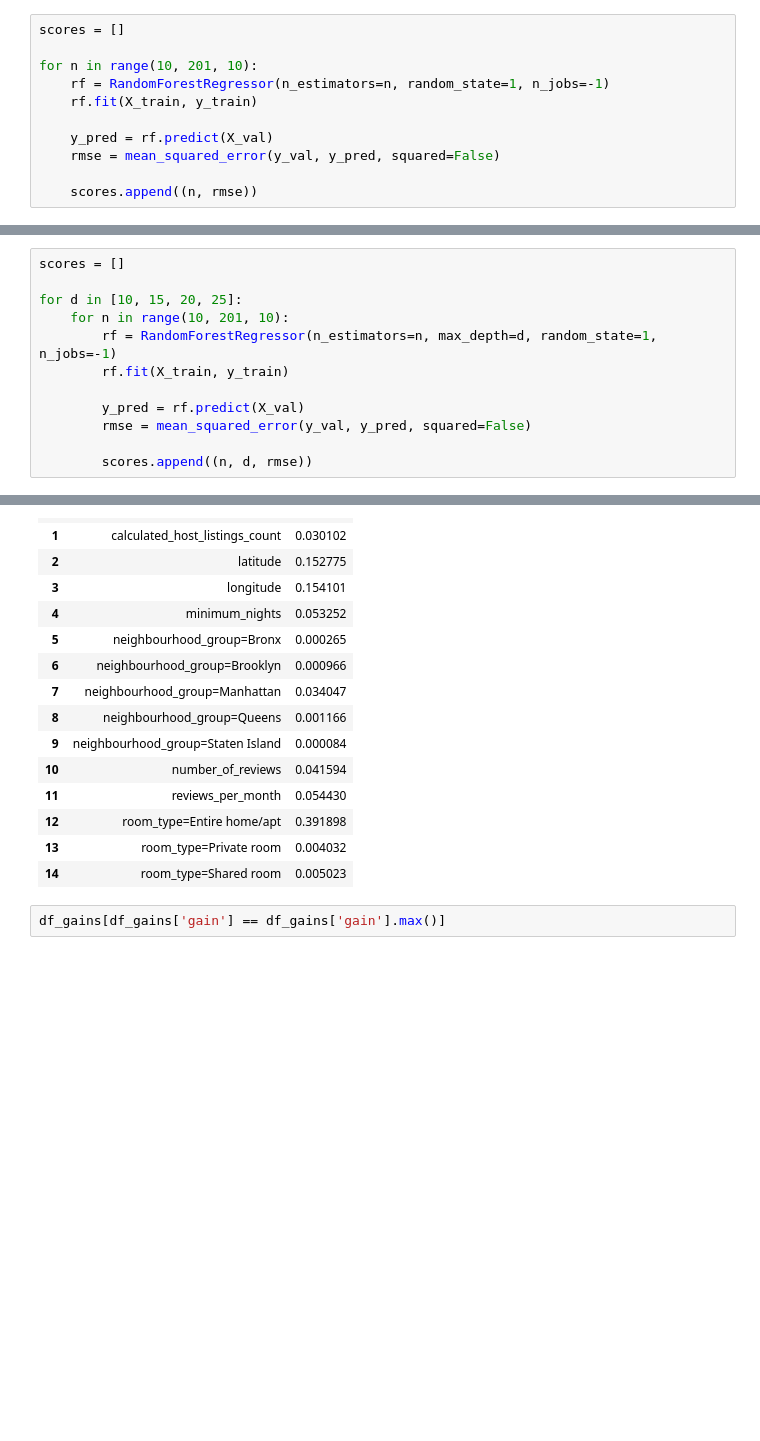
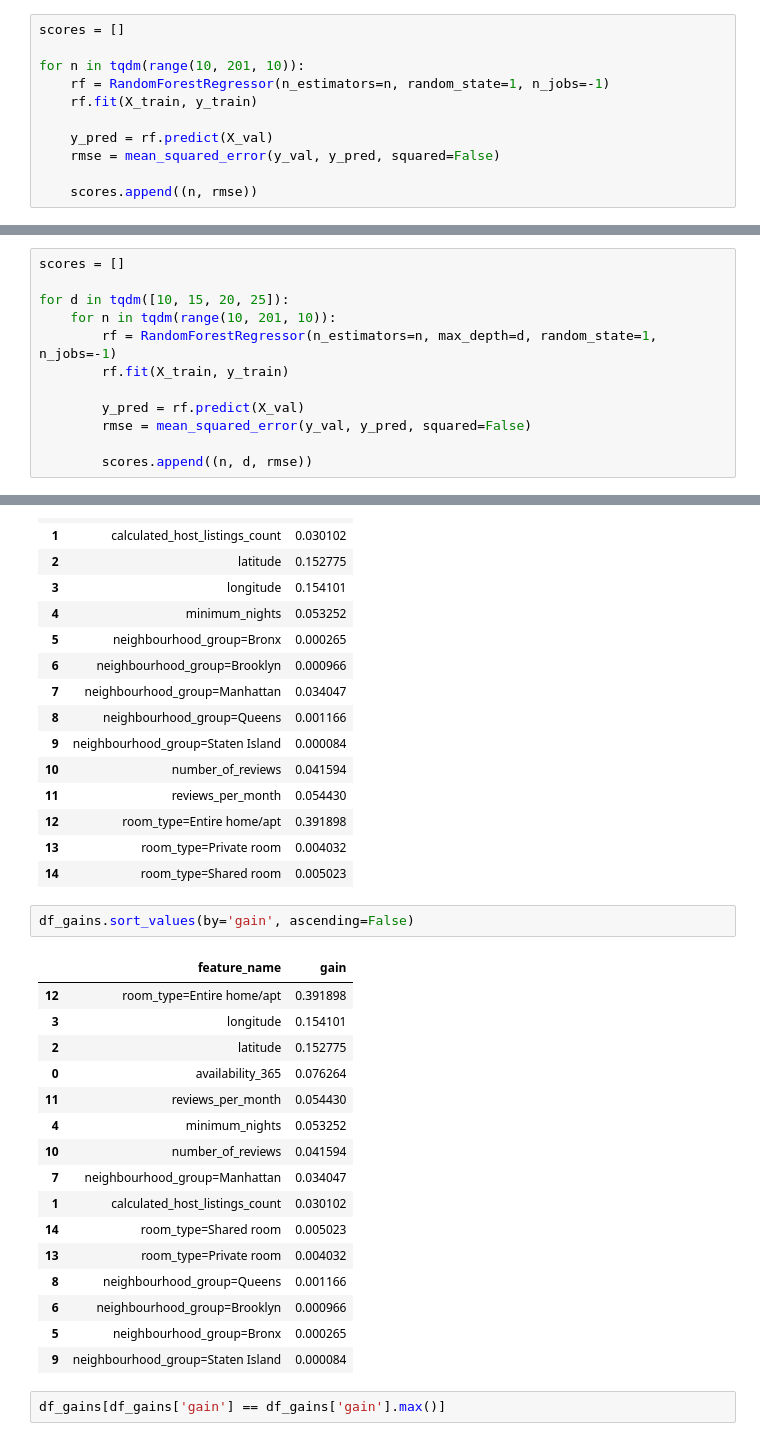
Before and after one commit to ziritrion/ml-zoomcamp, a Jupyter notebook: 06_trees/homework-6-starter.ipynb, the cells around one changed output, grey strips where cells are left out. Drawn from its saved outputs; the diff is of its cells as text; blank space fills up the shorter version.

```diff
--- a/06_trees/homework-6-starter.ipynb
+++ b/06_trees/homework-6-starter.ipynb
@@ -176,7 +178,7 @@ Now let's experiment with the `n_estimators` parameter
 # %%
 scores = []
 
-for n in range(10, 201, 10):
+for n in tqdm(range(10, 201, 10)):
     rf = RandomForestRegressor(n_estimators=n, random_state=1, n_jobs=-1)
     rf.fit(X_train, y_train)
 
@@ -238,8 +240,8 @@ Let's select the best `max_depth`:
 # %%
 scores = []
 
-for d in [10, 15, 20, 25]:
-    for n in range(10, 201, 10):
+for d in tqdm([10, 15, 20, 25]):
+    for n in tqdm(range(10, 201, 10)):
         rf = RandomForestRegressor(n_estimators=n, max_depth=d, random_state=1, n_jobs=-1)
         rf.fit(X_train, y_train)
 
@@ -323,6 +325,25 @@ df_gains
 | 12 | room_type=Entire home/apt | 0.391898 |
 | 13 | room_type=Private room | 0.004032 |
 | 14 | room_type=Shared room | 0.005023 |
+# %%
+df_gains.sort_values(by='gain', ascending=False)
+# %% [output]
+|  | feature_name | gain |
+| 12 | room_type=Entire home/apt | 0.391898 |
+| 3 | longitude | 0.154101 |
+| 2 | latitude | 0.152775 |
+| 0 | availability_365 | 0.076264 |
+| 11 | reviews_per_month | 0.054430 |
+| 4 | minimum_nights | 0.053252 |
+| 10 | number_of_reviews | 0.041594 |
+| 7 | neighbourhood_group=Manhattan | 0.034047 |
+| 1 | calculated_host_listings_count | 0.030102 |
+| 14 | room_type=Shared room | 0.005023 |
+| 13 | room_type=Private room | 0.004032 |
+| 8 | neighbourhood_group=Queens | 0.001166 |
+| 6 | neighbourhood_group=Brooklyn | 0.000966 |
+| 5 | neighbourhood_group=Bronx | 0.000265 |
+| 9 | neighbourhood_group=Staten Island | 0.000084 |
 # %%
 df_gains[df_gains['gain'] == df_gains['gain'].max()]
 # %% [output]
```
Also changed, not shown: parts of 1 cell of this notebook.
